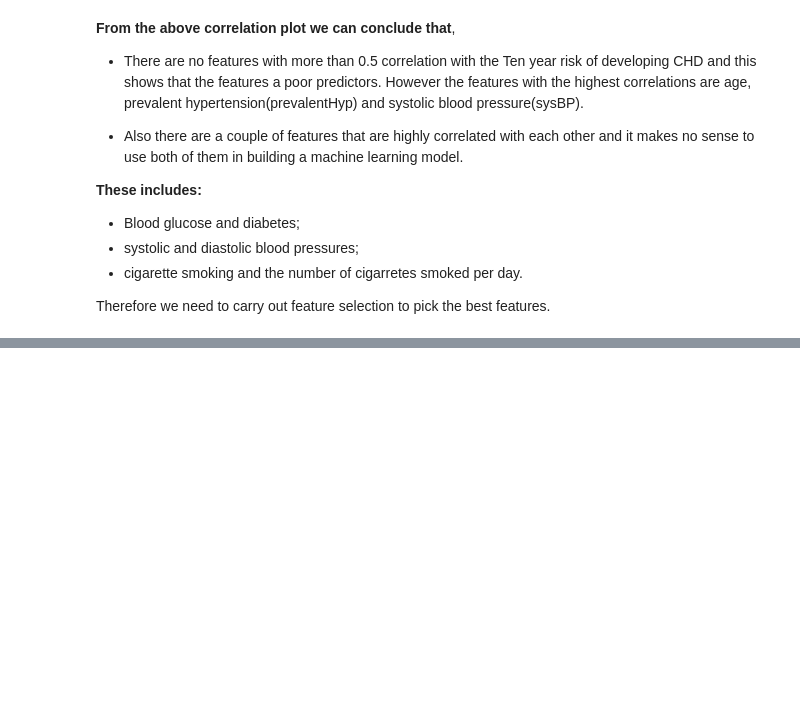
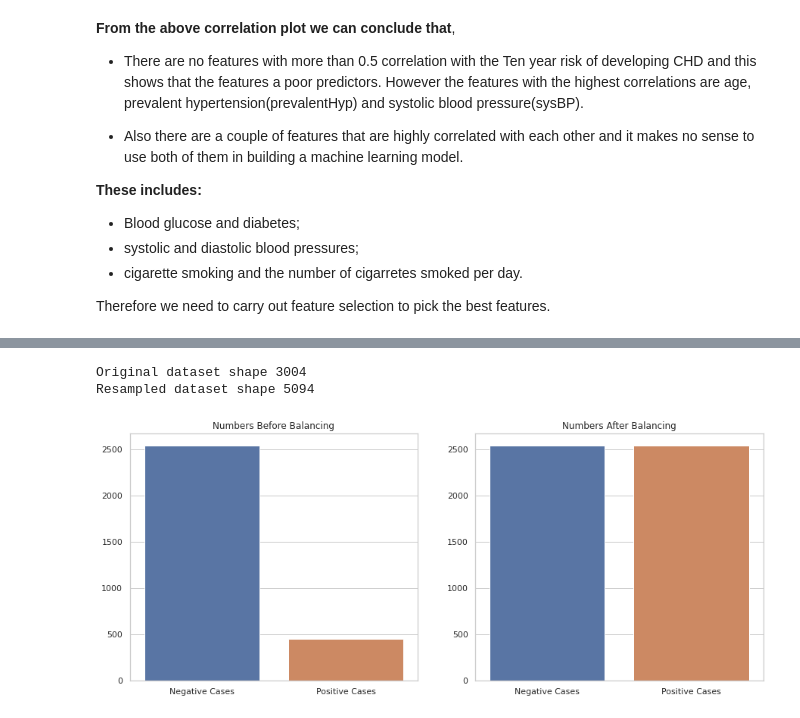
Before and after one commit to RITIK1442840127/Cardiovascular-Risk-Prediction-, a Jupyter notebook: Capstone_Project_3_Cardiovascular_Risk_Prediction_Ritik_Tiwari.ipynb, the cells around one changed output, grey strips where cells are left out. Saved outputs shown, nothing was run; the diff lists cells and outputs as text; code cells hidden in the pictures; blank space fills up the shorter version.

```diff
--- a/Capstone_Project_3_Cardiovascular_Risk_Prediction_Ritik_Tiwari.ipynb
+++ b/Capstone_Project_3_Cardiovascular_Risk_Prediction_Ritik_Tiwari.ipynb
@@ -497,0 +631,28 @@ Therefore we need to carry out feature selection to pick the best features.
+# %%
+from imblearn.over_sampling import SMOTE
+
+smote = SMOTE()
+
+X = df[embeded_rf_feature]
+y = df.iloc[:,-1]
+# fit predictor and target variable
+x_smote, y_smote = smote.fit_resample(X, y)
+
+print('Original dataset shape', len(df))
+print('Resampled dataset shape', len(y_smote))
+# %% [output]
+Original dataset shape 3004
+Resampled dataset shape 5094
+# %%
+from collections import Counter
+labels = ["Negative Cases","Positive Cases"]
+plt.figure(figsize=(15,6))
+plt.subplot(1,2,1)
+sns.barplot(labels, list(dict(Counter(y)).values()))
+plt.title("Numbers Before Balancing")
+plt.subplot(1,2,2)
+sns.barplot(labels, list(dict(Counter(y_smote)).values()))
+plt.title("Numbers After Balancing")
+plt.show()
+# %% [output]
+[figure, added]
```
Also changed, not shown: parts of 23 cells of this notebook.
